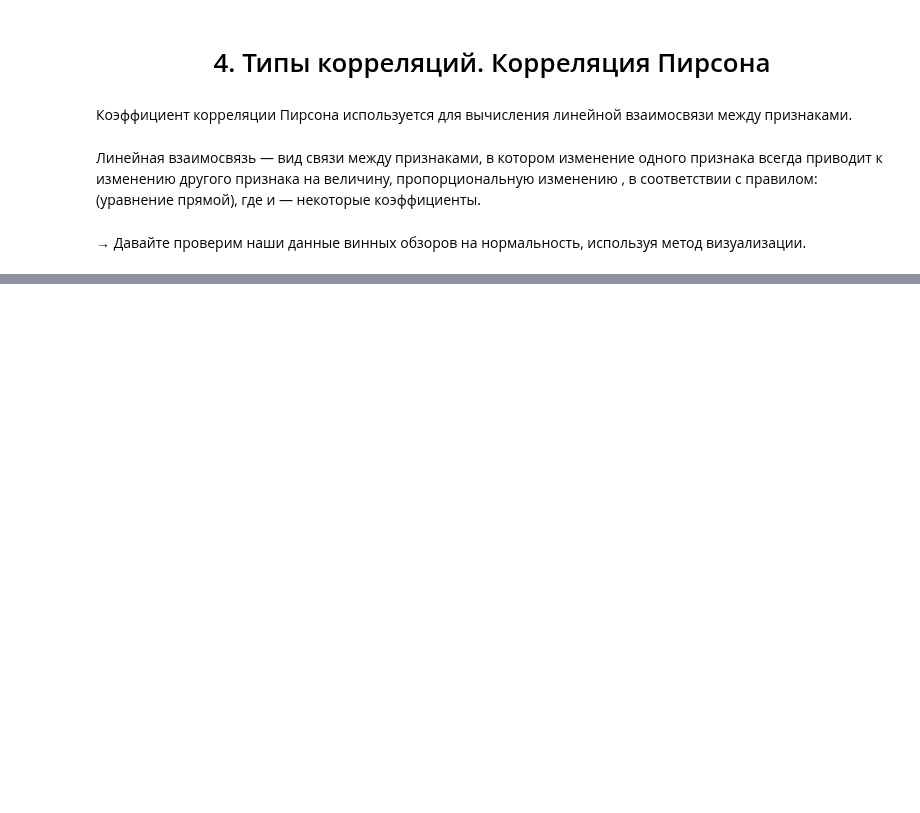
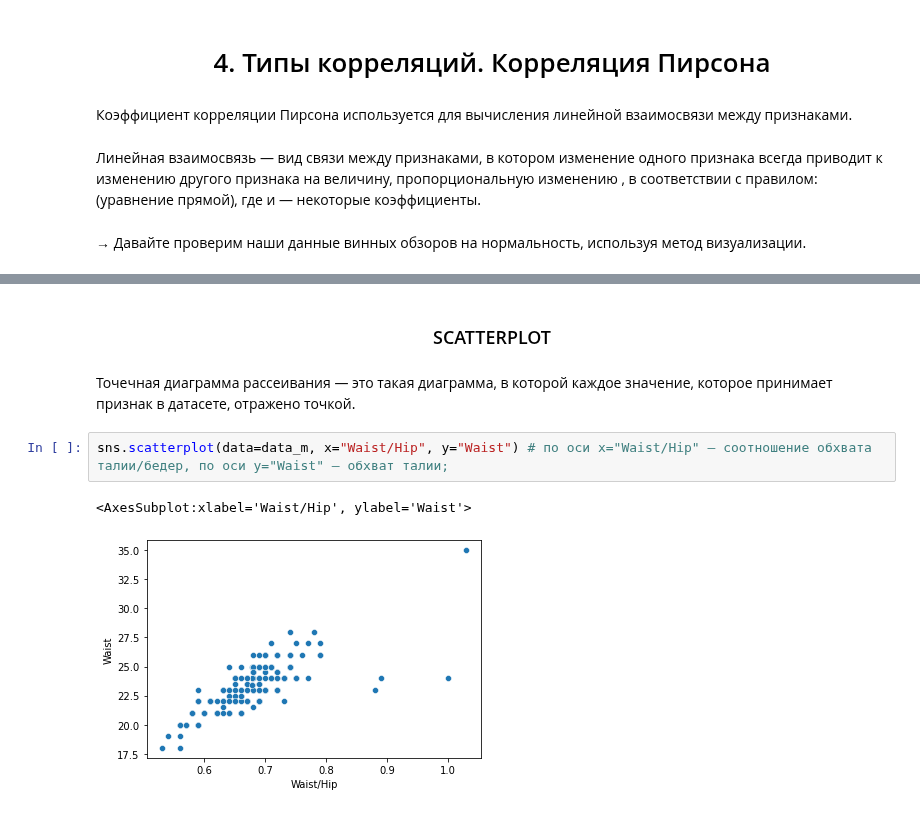
Before and after one commit to d3enjan/sf_data_science, a Jupyter notebook: skillfactory/EDA-2. Математическая статистика в контексте EDA/3. Корреляция.ipynb, the cells around one changed output, grey strips where cells are left out. Cells and saved outputs as stored; diff of their text form; blank space fills up the shorter version.

```diff
--- a/skillfactory/EDA-2. Математическая статистика в контексте EDA/3. Корреляция.ipynb
+++ b/skillfactory/EDA-2. Математическая статистика в контексте EDA/3. Корреляция.ipynb
@@ -58,0 +143,9 @@ plt.show() # просмотр графика
+# %% [markdown]
+### <center> SCATTERPLOT
+# %% [markdown]
+Точечная диаграмма рассеивания — это такая диаграмма, в которой каждое значение, которое принимает признак в датасете, отражено точкой.
+# %%
+sns.scatterplot(data=data_m, x="Waist/Hip", y="Waist") # по оси x="Waist/Hip" — соотношение обхвата талии/бедер, по оси y="Waist" — обхват талии;
+# %% [output]
+<AxesSubplot:xlabel='Waist/Hip', ylabel='Waist'>
+[figure, added]
```
Also changed, not shown: parts of 37 cells of this notebook, 1 other file.
